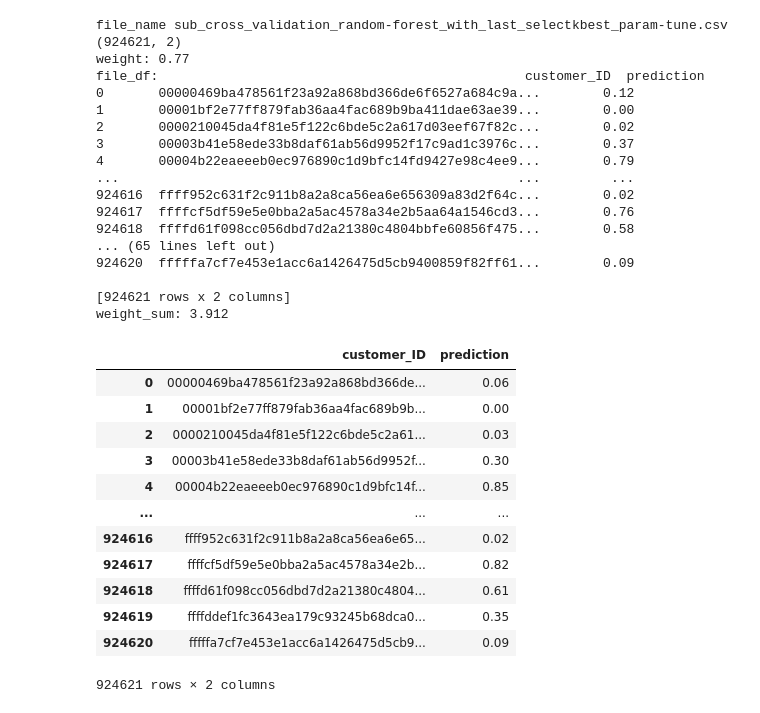
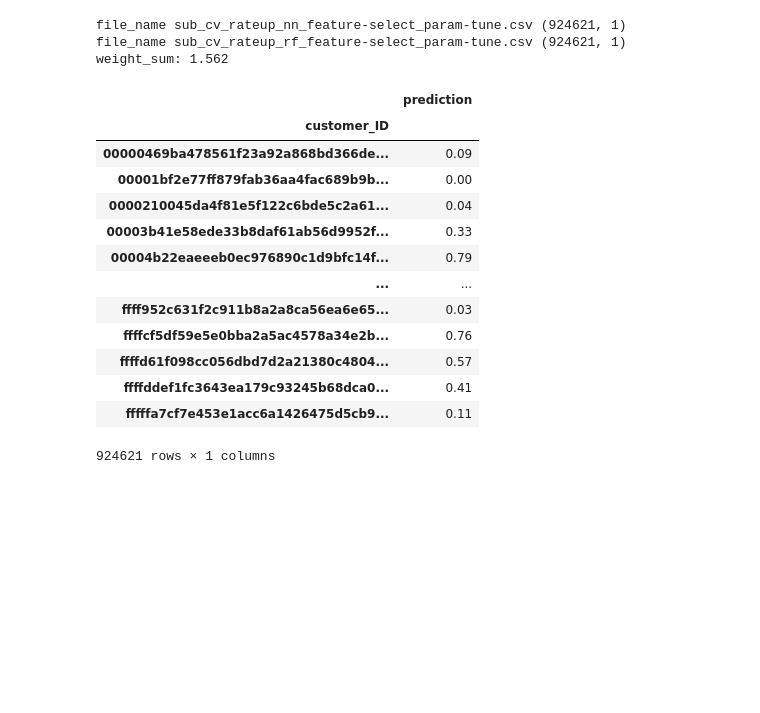
Before and after one commit to awahiro/kaggle, a Jupyter notebook: amex/901_ensemble_wavg.ipynb, the cells around one changed output. Drawn from its saved outputs; the diff is of its cells as text; code cells hidden in the pictures; blank space fills up the shorter version.

```diff
--- a/amex/901_ensemble_wavg.ipynb
+++ b/amex/901_ensemble_wavg.ipynb
@@ -44,74 +44,72 @@ file_names = [
 #     'sub_cross_validation_with_last_selectkbest_param-dart.csv',
 #     'sub_benchmark_random-rorest-classifier.csv',
 #     'sub_cross_validation_random-forest_with_last_selectkbest.csv',
 #     'sub_benchmark_plus_xboost.csv',
 #     'sub_cross_validation_with_selectkbest.csv',
-    ('sub_cross_validation_random-forest_with_last_selectkbest_param-tune.csv', 0.770),
-    ('sub_cross_validation_with_last_selectkbest_custom-metric.csv', 0.783),
+#     ('sub_cross_validation_random-forest_with_last_selectkbest_param-tune.csv', 0.770),
+#     ('sub_cross_validation_with_last_selectkbest_custom-metric.csv', 0.783),
 #     'sub_benchmark_plus_light-gbm.csv',
-    ('sub_cross_validation_nn_with_last_selectkbest.csv', 0.787),
-    ('sub_cross_validation_with_last_selectkbest_param-tune.csv', 0.789),
+#     ('sub_cross_validation_nn_with_last_selectkbest.csv', 0.787),
+#     ('sub_cross_validation_with_last_selectkbest_param-tune.csv', 0.789),
 #     'sub_benchmark_plus_nn_2.csv',
-    ('sub_cross_validation_xboost_with_last_selectkbest_param-tune-dart.csv', 0.783),
+#     ('sub_cross_validation_xboost_with_last_selectkbest_param-tune-dart.csv', 0.783),
 #     'sub_benchmark_random-rorest.csv',
 #     ('sub_cross_validation_xboost_with_last_selectkbest.csv', 0.785),
 #     'sub_cross_validation_plus.csv',
 #     ('sub_cross_validation_with_last_selectkbest.csv', 0.786),
 #     'sub_cross_validation_nn_with_last_selectkbest_param-tune.csv',
 #     'sub_plus_custom-metric.csv',
 #     'sub_benchmark_plus_nn.csv',
 #     'sub_benchmark_plus_random-rorest-regressor.csv',
 #     'sub_benchmark_light-gbm.csv'
+#     ('xxx_dummy_input.csv', 0.5),
+#     ('sub_cv_nn_feature-select_param-tune.csv', 0.789),
+#     ('sub_cross_validation_with_last_feature-select_param-tune.csv', 0.792),
+#     ('sub_cross_validation_with_last_selectkbest_param-tune.csv', 0.789),
+
+#     ('sub_cv_rateup_lgbm_feature-select_param-tune.csv', 0.791),
+    ('sub_cv_rateup_nn_feature-select_param-tune.csv', 0.791),
+#     ('sub_cv_rateup_xboost_feature-select_param-tune.csv', 0.779),
+    ('sub_cv_rateup_rf_feature-select_param-tune.csv', 0.771),
+
 ]
 
 # 平均を計算
-sub = pd.read_csv('input/sample_submission.csv')
+sub = pd.read_csv('input/sample_submission.csv', index_col=0)
 file_dfs = []
 weight_sum = 0
-for (file_name, weight) in file_names:
-    file_df = pd.read_csv(f'./output/submission/{file_name}')
+for idx, (file_name, weight) in enumerate(file_names):
+    file_df = pd.read_csv(f'./output/submission/{file_name}', index_col=0)
     print('file_name',file_name,  file_df.shape)
     sub['prediction'] = sub['prediction'] + file_df['prediction'] * weight
-    print('weight:', weight)
-    print('file_df:', file_df)
     weight_sum += weight
+
+    # sub['prediction_' + str(idx)] = file_df['prediction'] # 確認用（使用時はコメントアウトする）
+    # sub['weight_' + str(idx)] = weight # 確認用（使用時はコメントアウトする）
 
 print('weight_sum:', weight_sum)
 
-sub['prediction'] =  (sub['prediction'] /weight_sum).round(2)
+sub['prediction'] =  (sub['prediction'] / weight_sum).round(2)
 
 sub
 # %% [output]
-file_name sub_cross_validation_random-forest_with_last_selectkbest_param-tune.csv (924621, 2)
-weight: 0.77
-file_df:                                               customer_ID  prediction
-0       00000469ba478561f23a92a868bd366de6f6527a684c9a...        0.12
-1       00001bf2e77ff879fab36aa4fac689b9ba411dae63ae39...        0.00
-2       0000210045da4f81e5f122c6bde5c2a617d03eef67f82c...        0.02
-3       00003b41e58ede33b8daf61ab56d9952f17c9ad1c3976c...        0.37
-4       00004b22eaeeeb0ec976890c1d9bfc14fd9427e98c4ee9...        0.79
-...                                                   ...         ...
-924616  ffff952c631f2c911b8a2a8ca56ea6e656309a83d2f64c...        0.02
-924617  ffffcf5df59e5e0bba2a5ac4578a34e2b5aa64a1546cd3...        0.76
-924618  ffffd61f098cc056dbd7d2a21380c4804bbfe60856f475...        0.58
-... (65 lines left out)
-924620  fffffa7cf7e453e1acc6a1426475d5cb9400859f82ff61...        0.09
-
-[924621 rows x 2 columns]
-weight_sum: 3.912
+file_name sub_cv_rateup_nn_feature-select_param-tune.csv (924621, 1)
+file_name sub_cv_rateup_rf_feature-select_param-tune.csv (924621, 1)
+weight_sum: 1.562
-|  | customer_ID | prediction |
-| 0 | 00000469ba478561f23a92a868bd366de... | 0.06 |
-| 1 | 00001bf2e77ff879fab36aa4fac689b9b... | 0.00 |
-| 2 | 0000210045da4f81e5f122c6bde5c2a61... | 0.03 |
-| 3 | 00003b41e58ede33b8daf61ab56d9952f... | 0.30 |
-| 4 | 00004b22eaeeeb0ec976890c1d9bfc14f... | 0.85 |
-| ... | ... | ... |
-| 924616 | ffff952c631f2c911b8a2a8ca56ea6e65... | 0.02 |
-| 924617 | ffffcf5df59e5e0bba2a5ac4578a34e2b... | 0.82 |
-| 924618 | ffffd61f098cc056dbd7d2a21380c4804... | 0.61 |
-| 924619 | ffffddef1fc3643ea179c93245b68dca0... | 0.35 |
-| 924620 | fffffa7cf7e453e1acc6a1426475d5cb9... | 0.09 |
+|  | prediction |
+| customer_ID |  |
+| 00000469ba478561f23a92a868bd366de... | 0.09 |
+| 00001bf2e77ff879fab36aa4fac689b9b... | 0.00 |
+| 0000210045da4f81e5f122c6bde5c2a61... | 0.04 |
+| 00003b41e58ede33b8daf61ab56d9952f... | 0.33 |
+| 00004b22eaeeeb0ec976890c1d9bfc14f... | 0.79 |
+| ... | ... |
+| ffff952c631f2c911b8a2a8ca56ea6e65... | 0.03 |
+| ffffcf5df59e5e0bba2a5ac4578a34e2b... | 0.76 |
+| ffffd61f098cc056dbd7d2a21380c4804... | 0.57 |
+| ffffddef1fc3643ea179c93245b68dca0... | 0.41 |
+| fffffa7cf7e453e1acc6a1426475d5cb9... | 0.11 |
-924621 rows × 2 columns
+924621 rows × 1 columns
 # %%
 # ファイル出力
 
```
Also changed, not shown: parts of 2 cells of this notebook, 22 other files.
